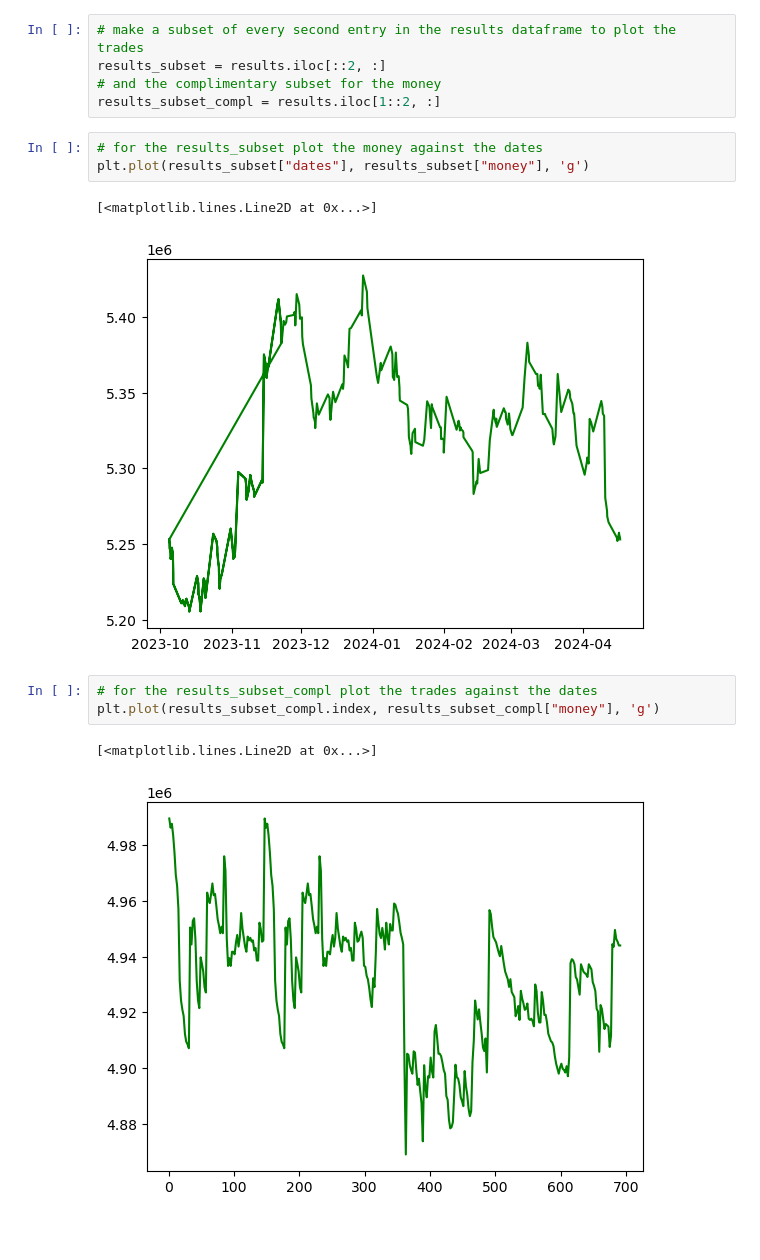
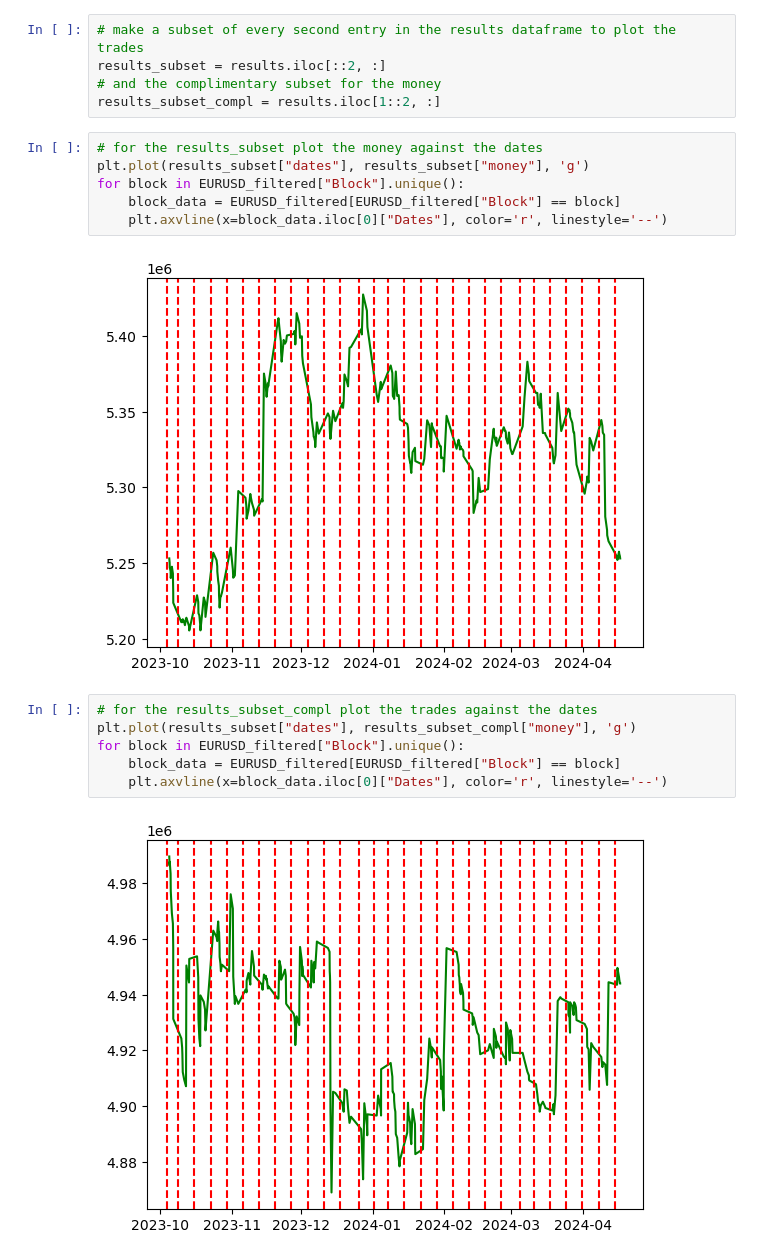
Before and after one commit to ArneTillmann/distributional-forex-prediction, a Jupyter notebook: strategy_analysis.ipynb, the cells around one changed output. Saved outputs shown, nothing was run; the diff lists cells and outputs as text; blank space fills up the shorter version.

Commit message:
strategy plots

```diff
--- a/strategy_analysis.ipynb
+++ b/strategy_analysis.ipynb
@@ -92,15 +119,19 @@ results_subset_compl = results.iloc[1::2, :]
 # %%
 # for the results_subset plot the money against the dates
 plt.plot(results_subset["dates"], results_subset["money"], 'g')
+for block in EURUSD_filtered["Block"].unique():
+    block_data = EURUSD_filtered[EURUSD_filtered["Block"] == block]
+    plt.axvline(x=block_data.iloc[0]["Dates"], color='r', linestyle='--')
 # %% [output]
-[<matplotlib.lines.Line2D at 0x...>]
-[figure, old version]
+[figure, new version]
 # %%
 # for the results_subset_compl plot the trades against the dates
-plt.plot(results_subset_compl.index, results_subset_compl["money"], 'g')
+plt.plot(results_subset["dates"], results_subset_compl["money"], 'g')
+for block in EURUSD_filtered["Block"].unique():
+    block_data = EURUSD_filtered[EURUSD_filtered["Block"] == block]
+    plt.axvline(x=block_data.iloc[0]["Dates"], color='r', linestyle='--')
 # %% [output]
-[<matplotlib.lines.Line2D at 0x...>]
-[figure, old version]
+[figure, new version]
 # %%
 # only select block 1 trades from the results_subset
 results_subset_block1 = results_subset[results_subset["blocks"] == 1]
```
Also changed, not shown: parts of 9 cells of this notebook, 1 other file.
